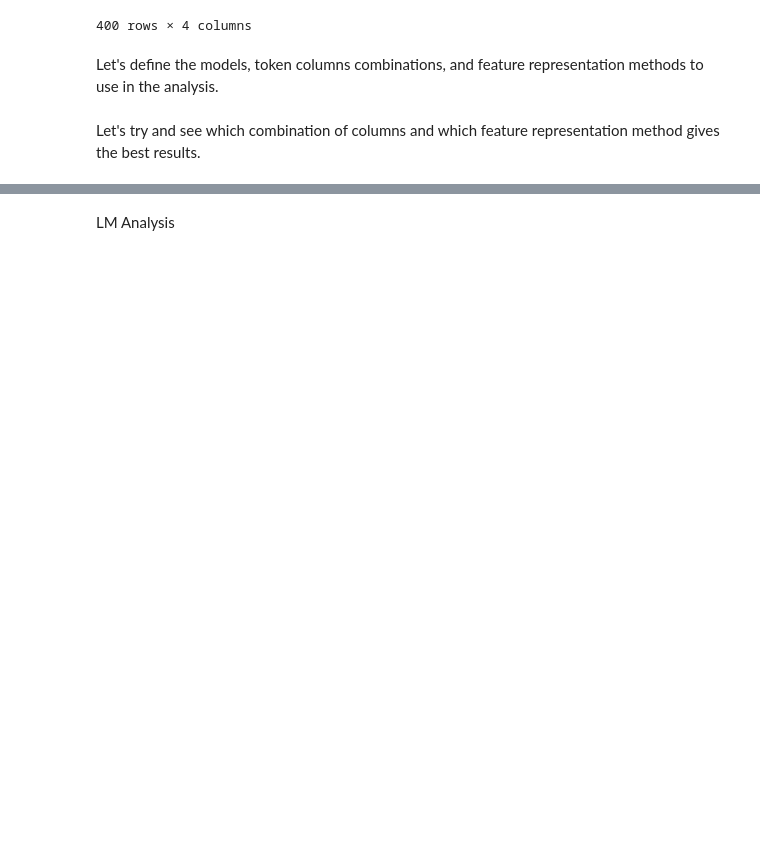
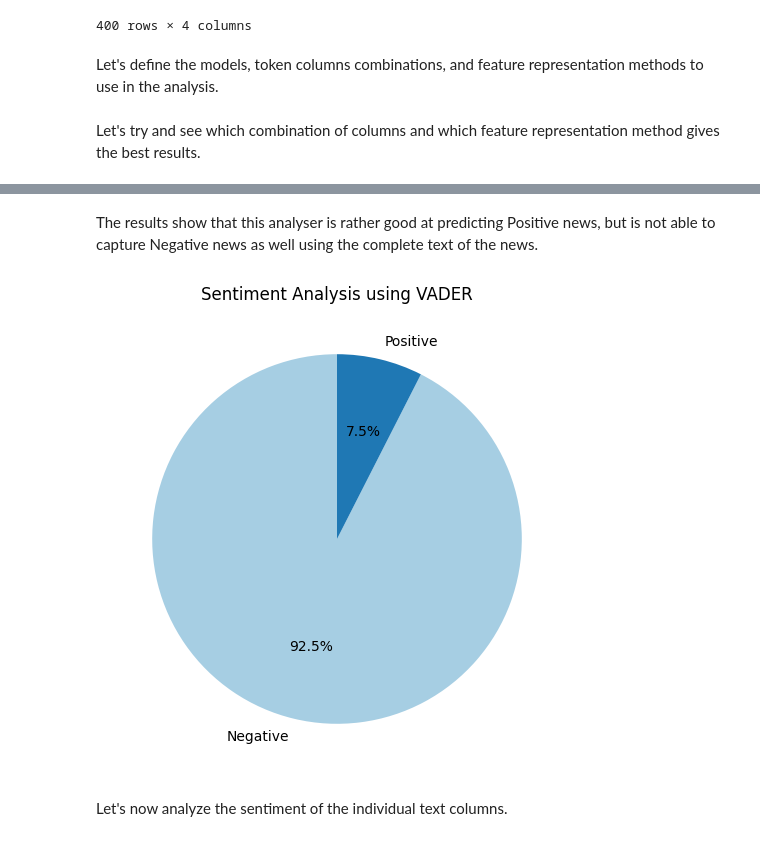
Before and after one commit to rnribeiro/NLP_FEUP, a Jupyter notebook: main.ipynb, the cells around one changed output, grey strips where cells are left out. Drawn from its saved outputs; the diff is of its cells as text; code cells hidden in the pictures; blank space fills up the shorter version.

```diff
--- a/main.ipynb
+++ b/main.ipynb
@@ -518,8 +479,0 @@ VADER ANALYSIS
-# %%
-from vaderSentiment.vaderSentiment import SentimentIntensityAnalyzer
-
-news['combined_text'] = news['headline'] + ' ' + news['synopsis'] + ' ' + news['text']
-
-sia = SentimentIntensityAnalyzer()
-news['sentiment'] = news['combined_text'].apply(lambda x: sia.polarity_scores(x)['compound'])
-news['sentiment_label'] = news['sentiment'].apply(lambda x: 'positive' if x >= 0 else 'negative')
@@ -526,8 +562,12 @@ news['sentiment_label'] = news['sentiment'].apply(lambda x: 'positive' if x >= 0
+# %% [markdown]
+The results show that this analyser is rather good at predicting Positive news, but is not able to capture Negative news as well using the complete text of the news.
 # %%
-import matplotlib.pyplot as plt
-
-sentiment_counts = news['sentiment_label'].value_counts()
+# Plot the sentiment distribution
+sentiment_counts = news_vader['combined_text_sentiment_label'].value_counts()
 plt.figure(figsize=(10, 6))
-plt.pie(sentiment_counts, labels=sentiment_counts.index, autopct='%1.1f%%', startangle=90, colors=['lightgreen', 'lightcoral'])
-plt.title('Sentiment Analysis')
+plt.pie(sentiment_counts, labels=['Negative', 'Positive'], autopct='%1.1f%%', startangle=90,
+        colors=plt.cm.Paired.colors)
+plt.title('Sentiment Analysis using VADER')
 plt.show()
+# %% [output]
+[figure, added]
@@ -573,2 +574,2 @@ for column in df.columns:
-# %% [markdown]
-LM Analysis
+# %% [markdown]
+Let's now analyze the sentiment of the individual text columns.
```
Also changed, not shown: parts of 24 cells of this notebook, 2 other files.
